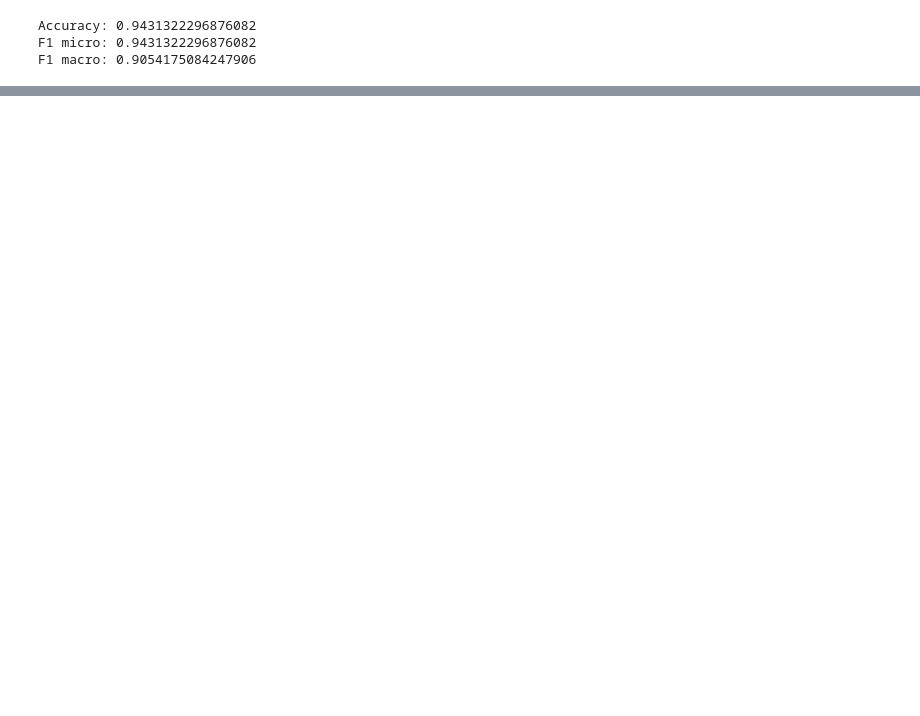
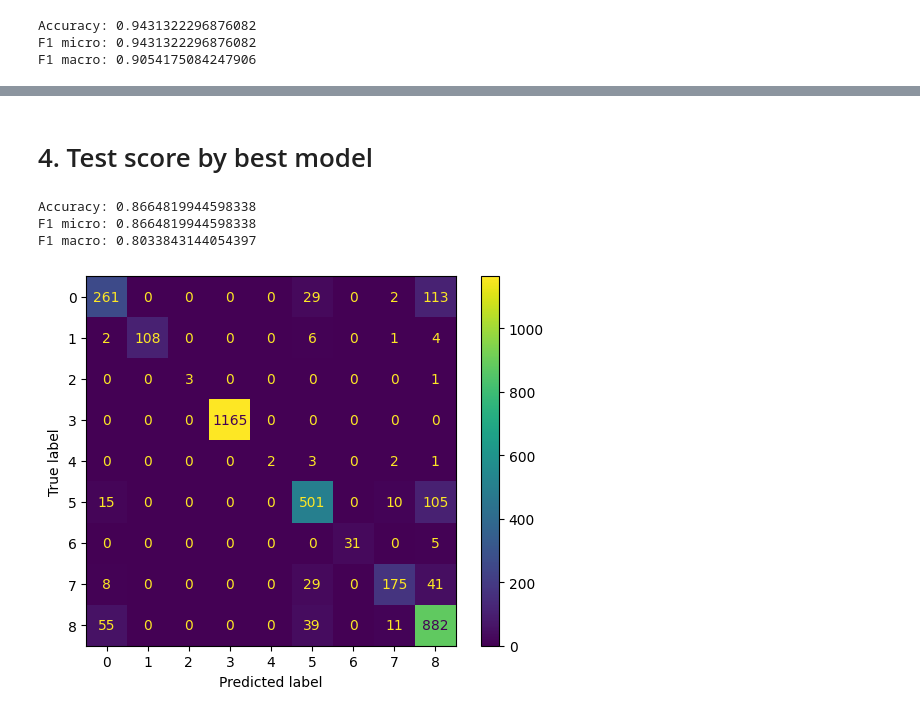
Before and after one commit to HSchoolboyEr/WhatThisFuncDo, a Jupyter notebook: tools/no_only_linear_models/no_only_linear_model.ipynb, the cells around one changed output, grey strips where cells are left out. Cells and saved outputs as stored; diff of their text form; code cells hidden in the pictures; blank space fills up the shorter version.

Commit message:
new best score for no-only linear model

```diff
--- a/tools/no_only_linear_models/no_only_linear_model.ipynb
+++ b/tools/no_only_linear_models/no_only_linear_model.ipynb
@@ -327,0 +332,15 @@ cm_display5 = ConfusionMatrixDisplay(cm5).plot()
+# %% [markdown]
+# 4. Test score by best model
+# %%
+df_test = pd.read_csv('../../data/for_linear_models/test_feature_graph_values.csv' , header=0)#,  on_bad_lines='skip')
+y_test = df_test["func_class"]
+#le = LabelEncoder()
+y_test = le.transform(y_test)
+
+
+df_test.drop("func_class", axis=1, inplace=True)
+#vec = TfidfVectorizer(ngram_range=(1, 3))
+bow = vec.transform(df_test["func_body"])
+
+
+X_test_sparse = sparse.hstack((sparse.csr_matrix(bow), df_test[["vcount","diameter","girth","radius","average_path_length","transitivity_avglocal_undirected"]]))
@@ -327,0 +349,14 @@ cm_display5 = ConfusionMatrixDisplay(cm5).plot()
+# %%
+val_predict = RF.predict(X_test_sparse)
+print("Accuracy: {}".format(accuracy_score(val_predict, y_test)))
+print("F1 micro: {}".format(f1_score(val_predict, y_test, average= "micro")))
+print("F1 macro: {}".format(f1_score(val_predict, y_test, average= "macro")))
+# %% [output]
+Accuracy: 0.8664819944598338
+F1 micro: 0.8664819944598338
+F1 macro: 0.8033843144054397
+# %%
+cm5 = confusion_matrix(y_test, val_predict)
+cm_display5 = ConfusionMatrixDisplay(cm5).plot()
+# %% [output]
+[figure, added]
```
Also changed, not shown: parts of 35 cells of this notebook, 3 other files.
